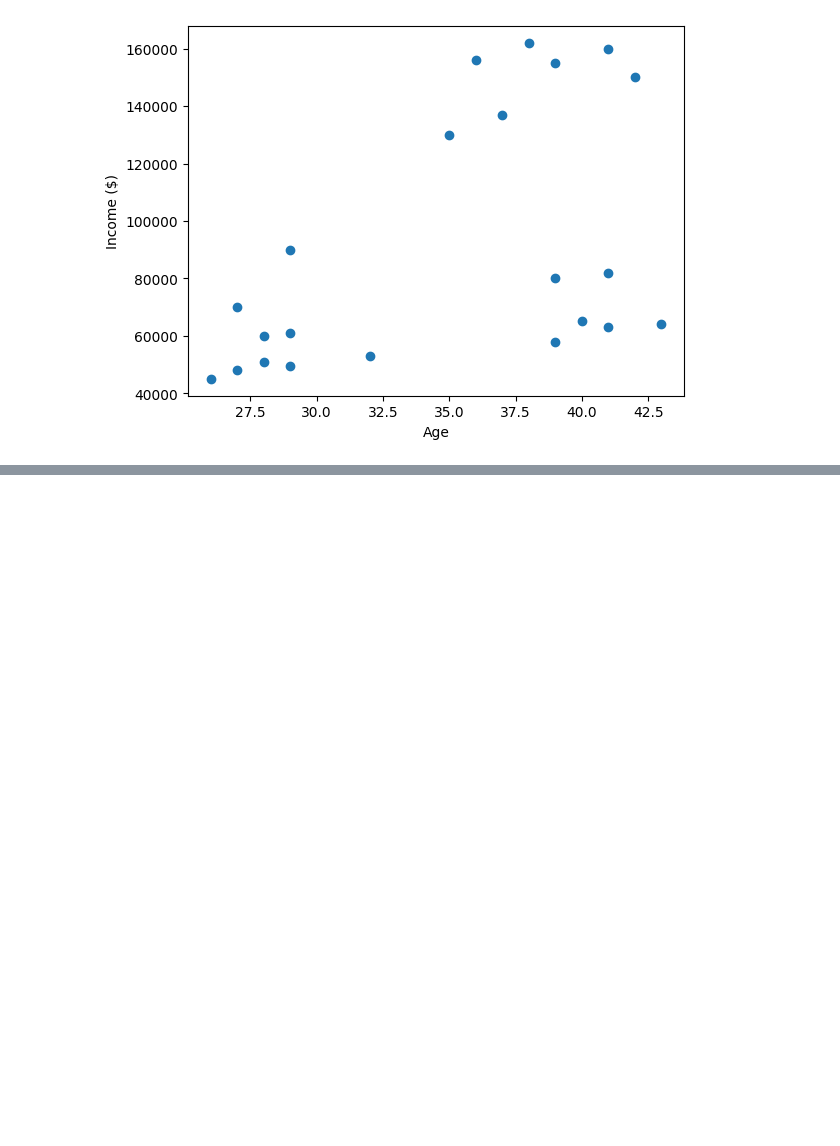
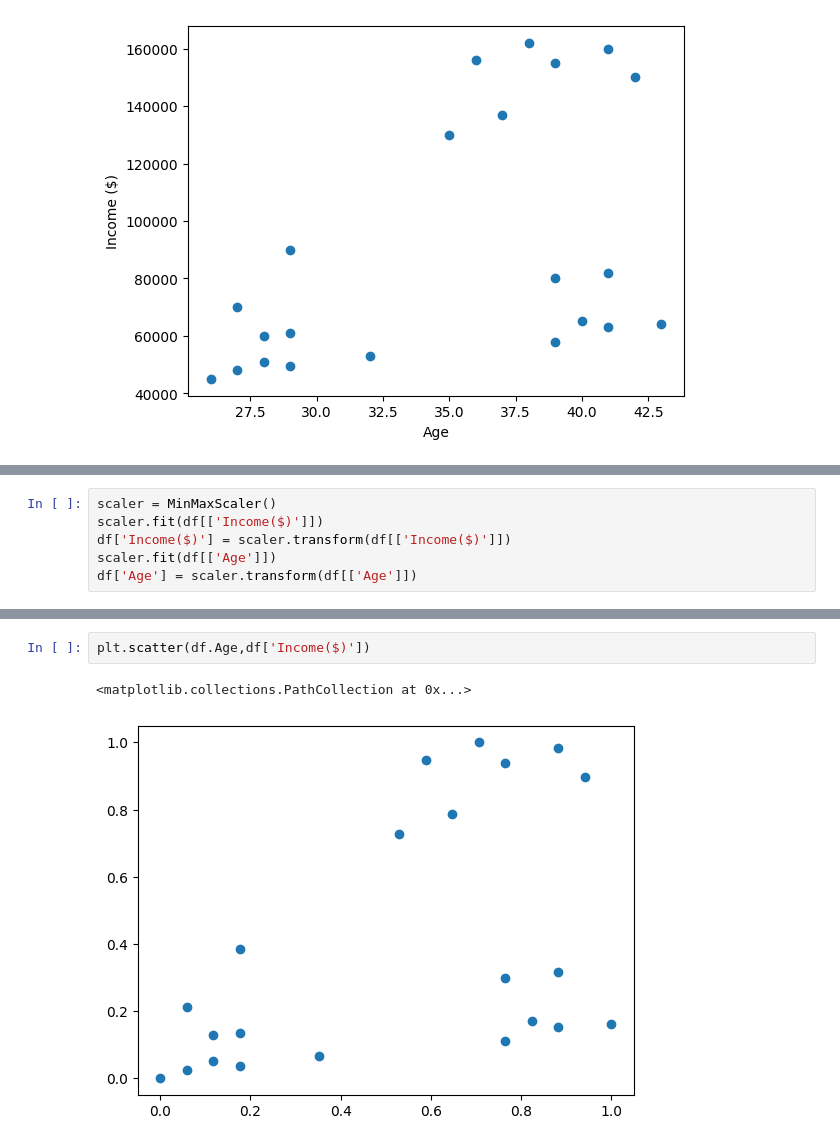
Before and after one commit to Shivani11032006/Daily-work, a Jupyter notebook: KMeans.ipynb, the cells around one changed output, grey strips where cells are left out. Cells and saved outputs as stored; diff of their text form; blank space fills up the shorter version.

```diff
--- a/KMeans.ipynb
+++ b/KMeans.ipynb
@@ -63,0 +64,6 @@ plt.legend()
+# %%
+scaler = MinMaxScaler()
+scaler.fit(df[['Income($)']])
+df['Income($)'] = scaler.transform(df[['Income($)']])
+scaler.fit(df[['Age']])
+df['Age'] = scaler.transform(df[['Age']])
@@ -63,0 +79,5 @@ plt.legend()
+# %%
+plt.scatter(df.Age,df['Income($)'])
+# %% [output]
+<matplotlib.collections.PathCollection at 0x...>
+[figure, added]
```
Also changed, not shown: parts of 10 cells of this notebook.
